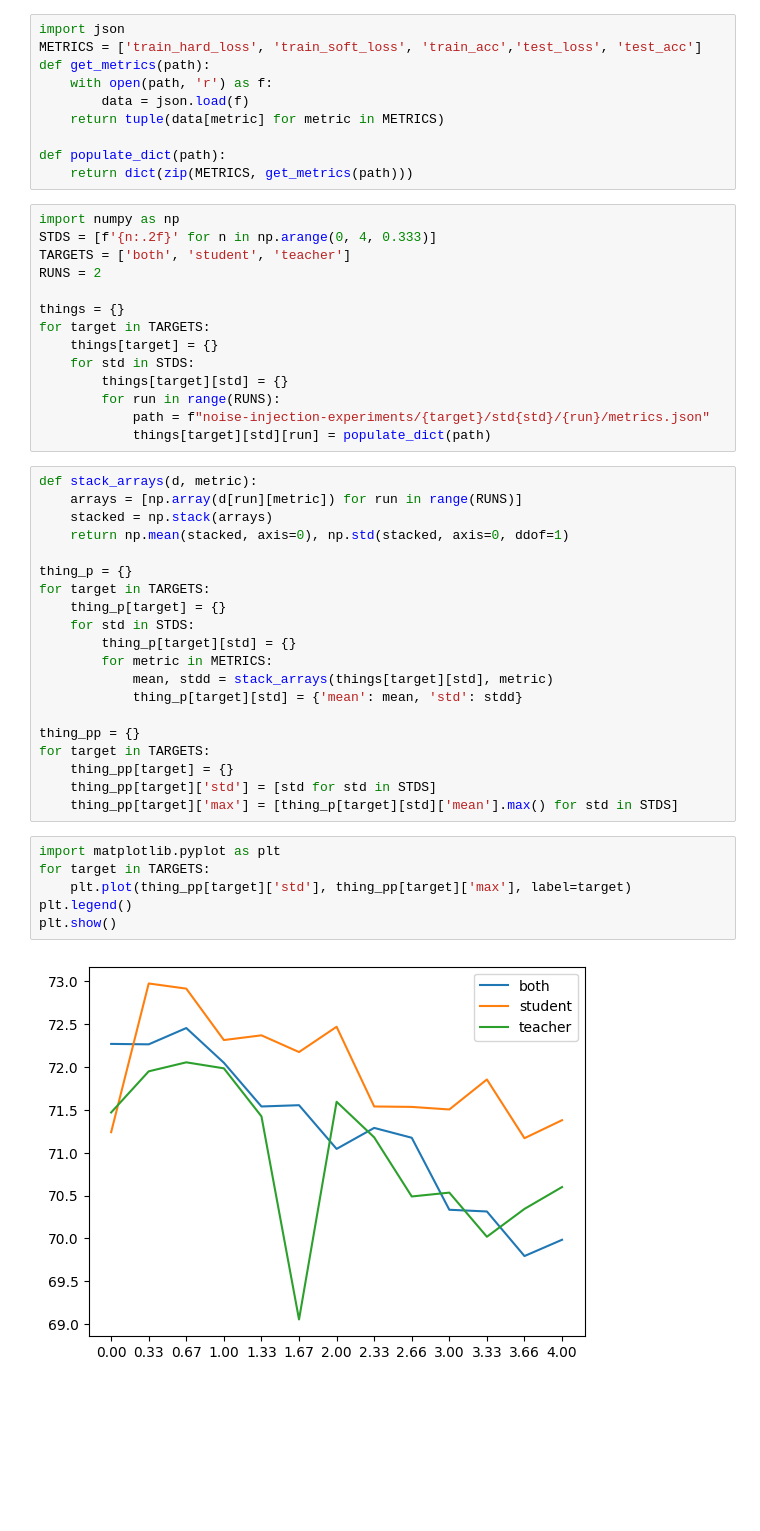
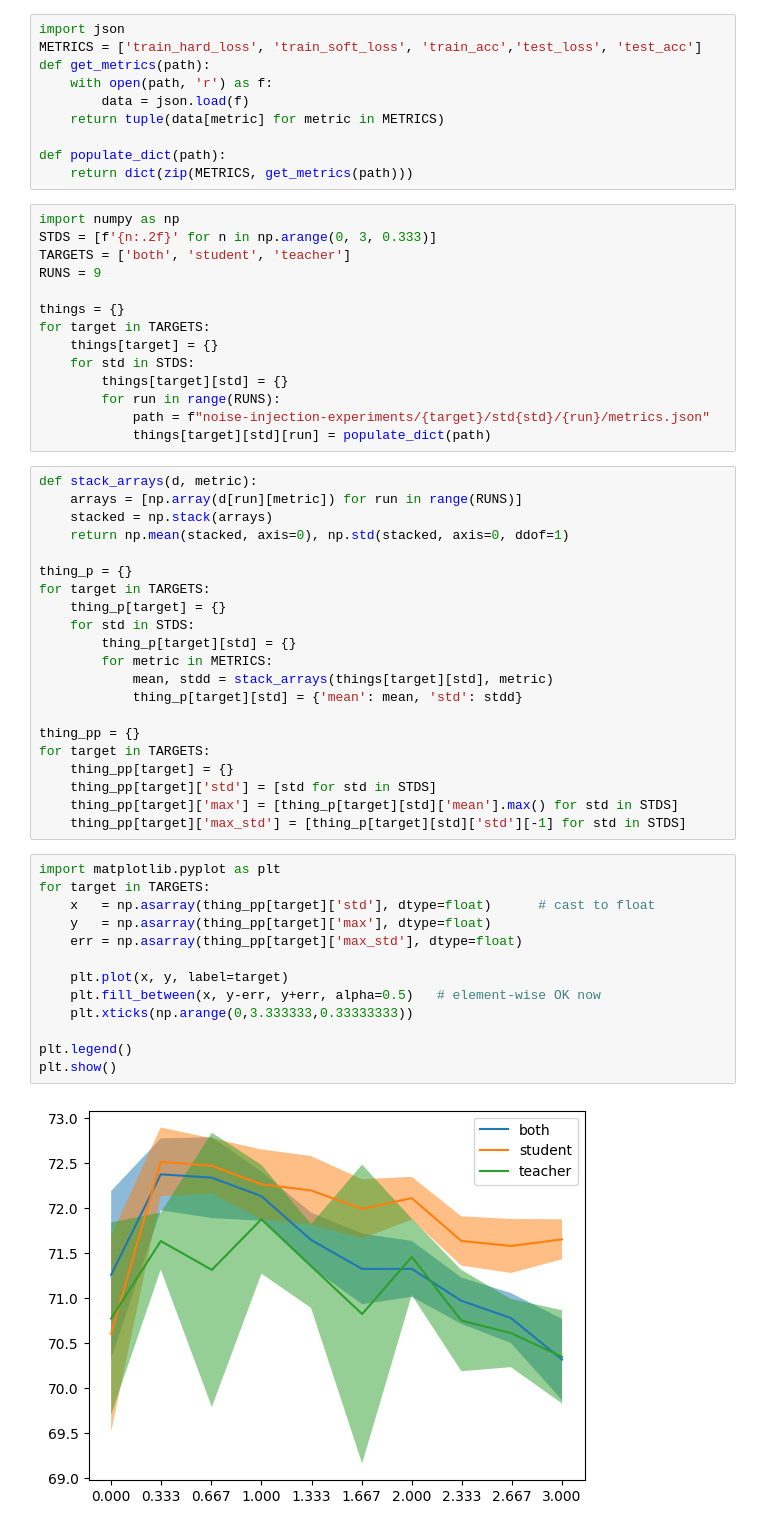
Before and after one commit to ignatiusmf/noise-injection, a Jupyter notebook: analyzer_noise_injection_results.ipynb, the cells around one changed output. Saved outputs shown, nothing was run; the diff lists cells and outputs as text; blank space fills up the shorter version.

Commit message:
Stuff and things

```diff
--- a/analyzer_noise_injection_results.ipynb
+++ b/analyzer_noise_injection_results.ipynb
@@ -10,9 +10,9 @@ def populate_dict(path):
     return dict(zip(METRICS, get_metrics(path)))
 # %%
 import numpy as np
-STDS = [f'{n:.2f}' for n in np.arange(0, 4, 0.333)]
+STDS = [f'{n:.2f}' for n in np.arange(0, 3, 0.333)]
 TARGETS = ['both', 'student', 'teacher']
-RUNS = 2
+RUNS = 9
 
 things = {}
 for target in TARGETS:
@@ -42,11 +42,19 @@ for target in TARGETS:
     thing_pp[target] = {}
     thing_pp[target]['std'] = [std for std in STDS]
     thing_pp[target]['max'] = [thing_p[target][std]['mean'].max() for std in STDS]
+    thing_pp[target]['max_std'] = [thing_p[target][std]['std'][-1] for std in STDS]
 # %%
 import matplotlib.pyplot as plt
 for target in TARGETS:
-    plt.plot(thing_pp[target]['std'], thing_pp[target]['max'], label=target)
+    x   = np.asarray(thing_pp[target]['std'], dtype=float)      # cast to float
+    y   = np.asarray(thing_pp[target]['max'], dtype=float)
+    err = np.asarray(thing_pp[target]['max_std'], dtype=float)
+
+    plt.plot(x, y, label=target)
+    plt.fill_between(x, y-err, y+err, alpha=0.5)   # element-wise OK now
+    plt.xticks(np.arange(0,3.333333,0.33333333))
+
 plt.legend()
 plt.show()
 # %% [output]
-[figure, old version]
+[figure, new version]
```
Also changed, not shown: parts of 1 cell of this notebook.
